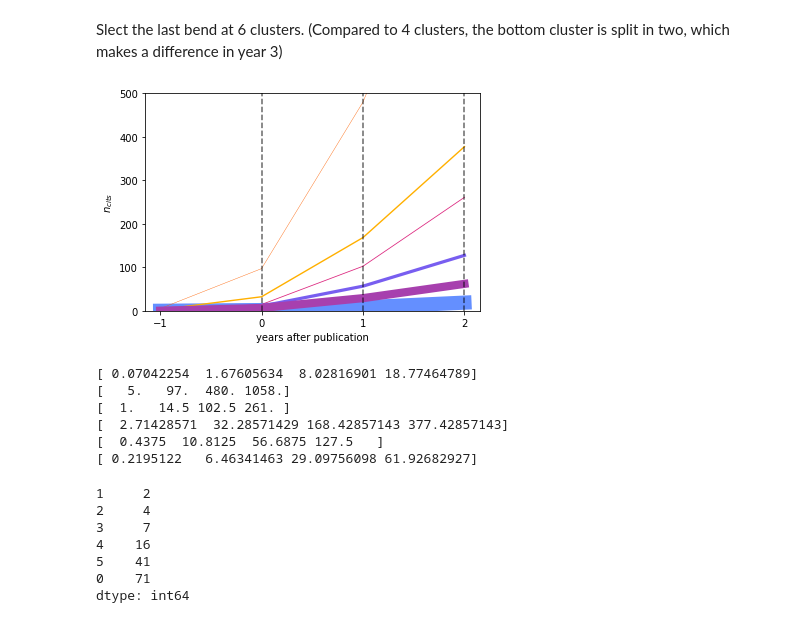
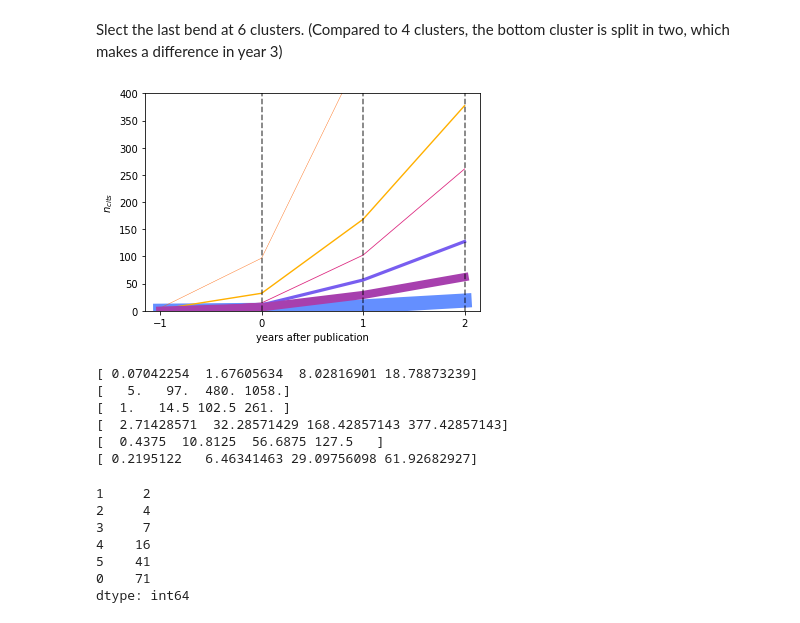
Before and after one commit to daniel-bogdoll/ad_datasets_influence, a Jupyter notebook: 5_analysis.ipynb, the cells around one changed output. Saved outputs shown, nothing was run; the diff lists cells and outputs as text; code cells hidden in the pictures.

```diff
--- a/5_analysis.ipynb
+++ b/5_analysis.ipynb
@@ -18,7 +18,7 @@ import scipy.stats as stats
 # %%
 wd = os.getcwd()
 wd = wd.replace('.ipynb_checkpoints', '')
-directory = os.path.join(wd, 'data', 'requests6')
+directory = os.path.join(wd, 'data', 'requests8')
 retrieved_data =  []
 names = []
 for file in os.listdir(directory):
@@ -208,23 +217,23 @@ Slect the last bend at 6 clusters. (Compared to 4 clusters, the bottom cluster i
 # %%
 kmeans = KMeans(n_clusters=6, random_state=0).fit(data)
 clusters = kmeans.cluster_centers_
 colors = ['#648fff', '#fe6100', '#dc267f', '#ffb000', '#785ef0', '#A740AE']
 labels = pd.Series(kmeans.labels_)
 labels = labels.value_counts(ascending=True).sort_index()
 for label, cluster in enumerate(clusters):
     plt.plot([*range(-1, cluster.shape[0]-1)], cluster, alpha=1, label=label, color=colors[label] ,lw=labels.iloc[label]/5)
     #print(labels.iloc[label])
-y_lim = 500
+y_lim = 400
 plt.ylim(0, y_lim)
 plt.vlines(0, 0, y_lim, colors='black', linestyles='dashed', alpha=0.6)
 plt.vlines(1, 0, y_lim, colors='black', linestyles='dashed', alpha=0.6)
 plt.vlines(2, 0, y_lim, colors='black', linestyles='dashed', alpha=0.6)
 
 #plt.hlines(100, 0, 4, colors='black', linestyles='dashed', alpha=0.6)
 plt.xticks([*range(-1, cluster.shape[0]-1)])
 plt.xlabel('years after publication')
 plt.ylabel('$n_{cits}$')
 plt.savefig('output/citations_clustering.pdf', bbox_inches='tight')
 plt.show()
 # %% [output]
-[figure, old version]
+[figure, new version]
@@ -232,7 +243,7 @@ plt.show()
 for clu in clusters:
     print(clu)
 # %% [output]
-[ 0.07042254  1.67605634  8.02816901 18.77464789]
+[ 0.07042254  1.67605634  8.02816901 18.78873239]
 [   5.   97.  480. 1058.]
 [  1.   14.5 102.5 261. ]
 [  2.71428571  32.28571429 168.42857143 377.42857143]
```
Also changed, not shown: parts of 34 cells of this notebook, 2 other files.
